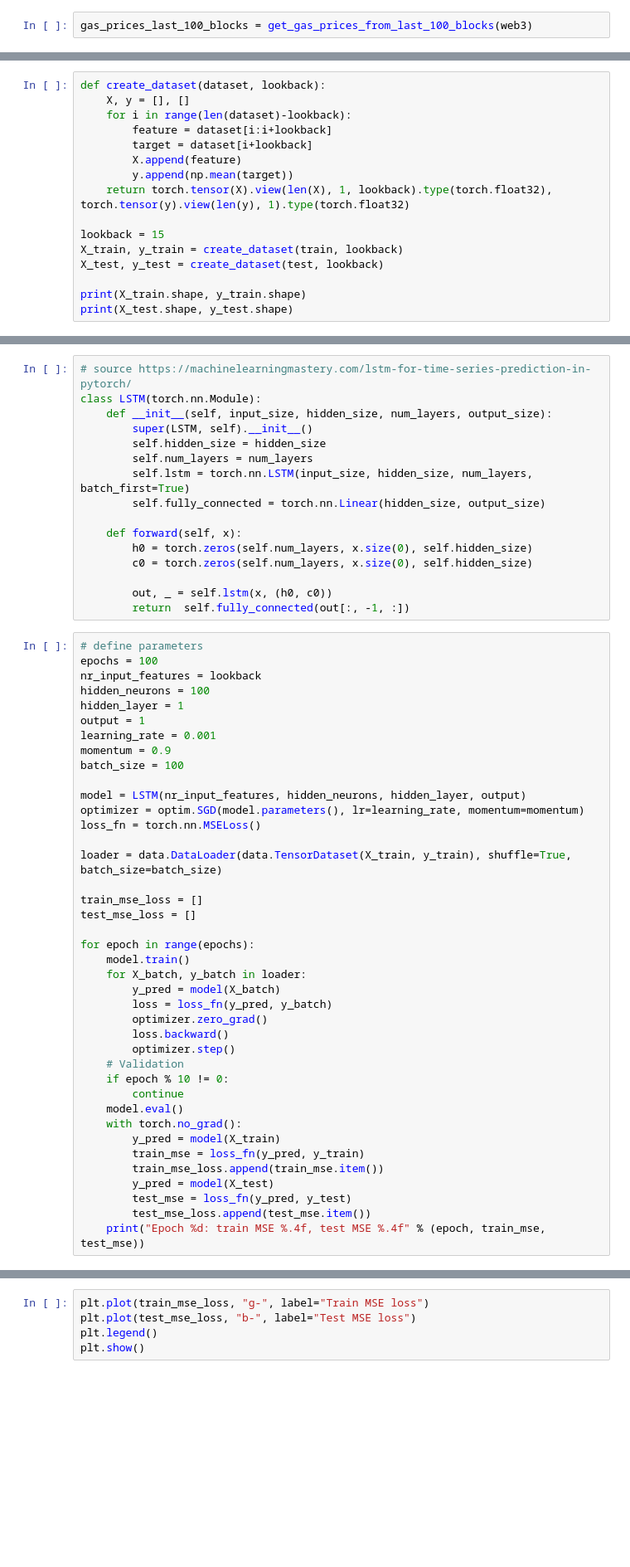
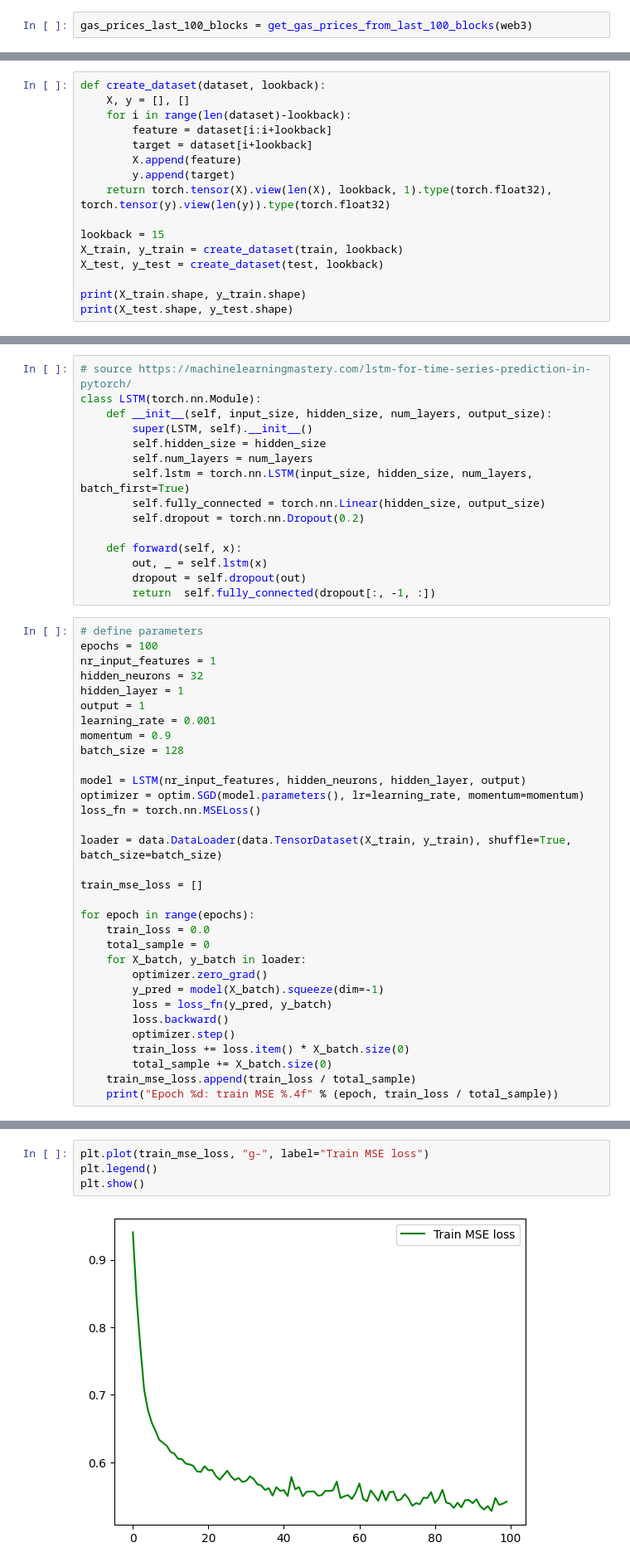
Before and after one commit to hoehlars/frontrunning-attacks, a Jupyter notebook: training/lstm-feature-7.ipynb, the cells around one changed output, grey strips where cells are left out. Shown: that part at 83% size. Cells and saved outputs as stored; diff of their text form; blank space fills up the shorter version.

Commit message:
changes model, adds new training for first atk, uses dotenv

```diff
--- a/training/lstm-feature-7.ipynb
+++ b/training/lstm-feature-7.ipynb
@@ -58,8 +82,8 @@ def create_dataset(dataset, lookback):
         feature = dataset[i:i+lookback]
         target = dataset[i+lookback]
         X.append(feature)
-        y.append(np.mean(target))
-    return torch.tensor(X).view(len(X), 1, lookback).type(torch.float32), torch.tensor(y).view(len(y), 1).type(torch.float32)
+        y.append(target)
+    return torch.tensor(X).view(len(X), lookback, 1).type(torch.float32), torch.tensor(y).view(len(y)).type(torch.float32)
 
 lookback = 15
 X_train, y_train = create_dataset(train, lookback)
@@ -76,23 +103,22 @@ class LSTM(torch.nn.Module):
         self.num_layers = num_layers
         self.lstm = torch.nn.LSTM(input_size, hidden_size, num_layers, batch_first=True)
         self.fully_connected = torch.nn.Linear(hidden_size, output_size)
+        self.dropout = torch.nn.Dropout(0.2)
 
     def forward(self, x):
-        h0 = torch.zeros(self.num_layers, x.size(0), self.hidden_size)
-        c0 = torch.zeros(self.num_layers, x.size(0), self.hidden_size)
-
-        out, _ = self.lstm(x, (h0, c0))
-        return  self.fully_connected(out[:, -1, :])
+        out, _ = self.lstm(x)
+        dropout = self.dropout(out)
+        return  self.fully_connected(dropout[:, -1, :])
 # %%
 # define parameters
 epochs = 100
-nr_input_features = lookback
-hidden_neurons = 100
+nr_input_features = 1
+hidden_neurons = 32
 hidden_layer = 1
 output = 1
 learning_rate = 0.001
 momentum = 0.9
-batch_size = 100
+batch_size = 128
 
 model = LSTM(nr_input_features, hidden_neurons, hidden_layer, output)
 optimizer = optim.SGD(model.parameters(), lr=learning_rate, momentum=momentum)
@@ -101,25 +127,17 @@ loss_fn = torch.nn.MSELoss()
 loader = data.DataLoader(data.TensorDataset(X_train, y_train), shuffle=True, batch_size=batch_size)
 
 train_mse_loss = []
-test_mse_loss = []
 
 for epoch in range(epochs):
-    model.train()
+    train_loss = 0.0
+    total_sample = 0
     for X_batch, y_batch in loader:
-        y_pred = model(X_batch)
+        optimizer.zero_grad()
+        y_pred = model(X_batch).squeeze(dim=-1)
         loss = loss_fn(y_pred, y_batch)
-        optimizer.zero_grad()
         loss.backward()
         optimizer.step()
-    # Validation
-    if epoch % 10 != 0:
-        continue
-    model.eval()
-    with torch.no_grad():
-        y_pred = model(X_train)
-        train_mse = loss_fn(y_pred, y_train)
-        train_mse_loss.append(train_mse.item())
-        y_pred = model(X_test)
-        test_mse = loss_fn(y_pred, y_test)
-        test_mse_loss.append(test_mse.item())
-    print("Epoch %d: train MSE %.4f, test MSE %.4f" % (epoch, train_mse, test_mse))
+        train_loss += loss.item() * X_batch.size(0)
+        total_sample += X_batch.size(0)
+    train_mse_loss.append(train_loss / total_sample)
+    print("Epoch %d: train MSE %.4f" % (epoch, train_loss / total_sample))
@@ -126,6 +162,7 @@ for epoch in range(epochs):
 # %%
 plt.plot(train_mse_loss, "g-", label="Train MSE loss")
-plt.plot(test_mse_loss, "b-", label="Test MSE loss")
 plt.legend()
 plt.show()
+# %% [output]
+[figure, added]
 # %%
```
Also changed, not shown: parts of 11 cells of this notebook, 19 other files.
